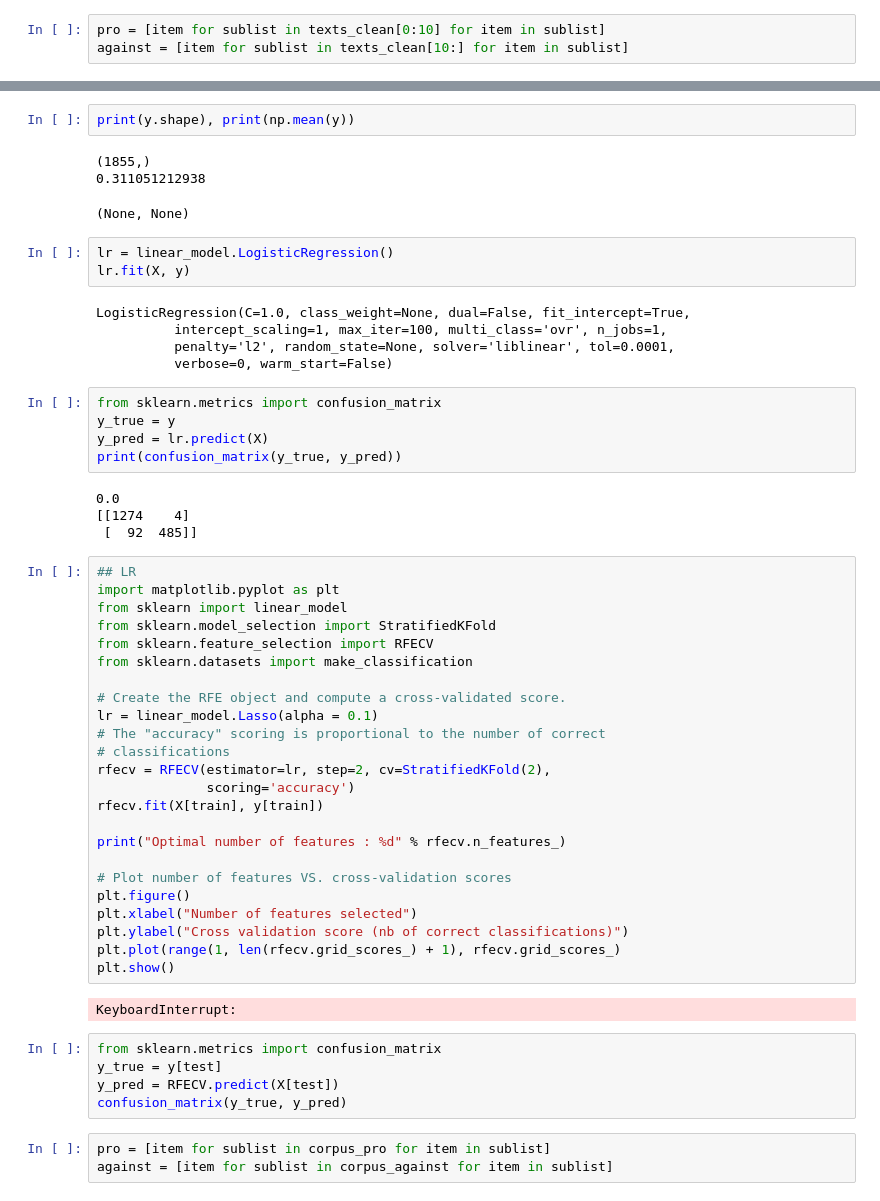
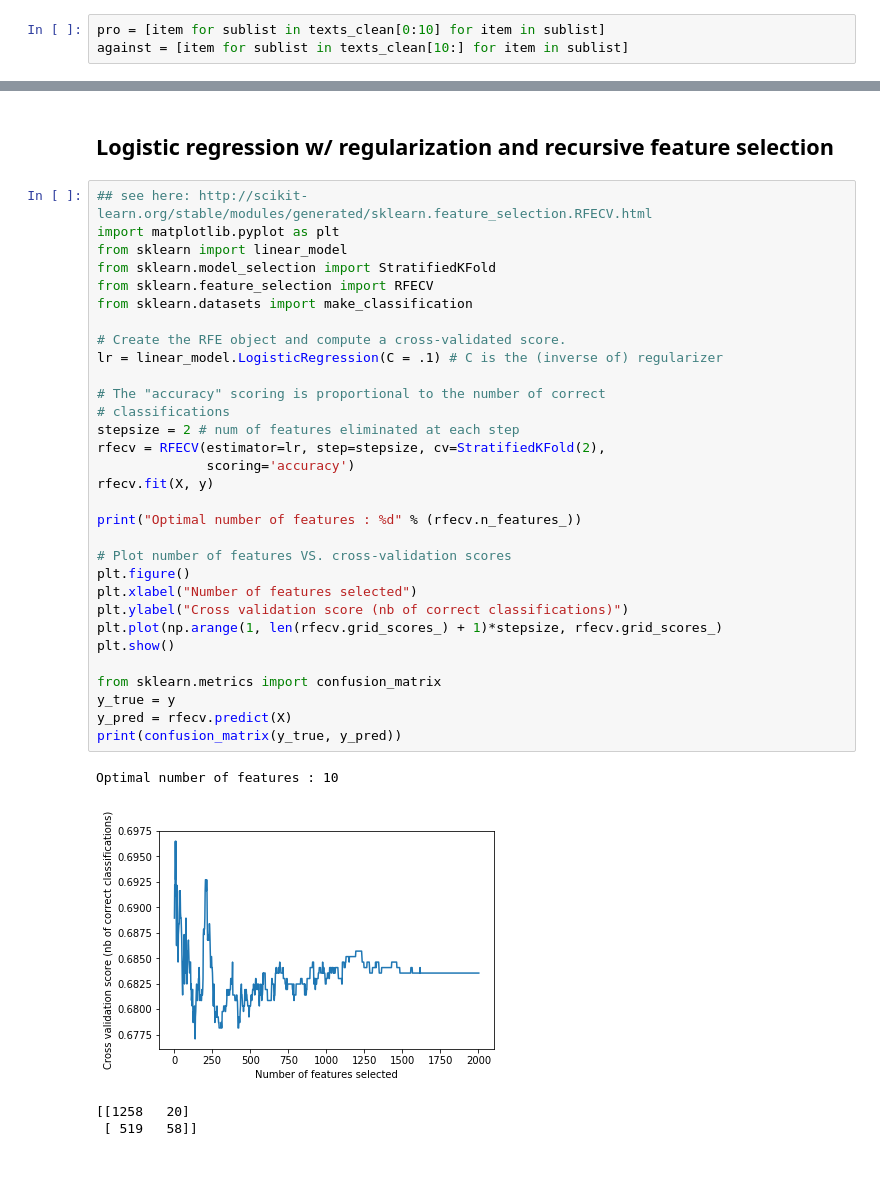
Before and after one commit to chri4354/conversation_dynamics, a Jupyter notebook: LR.ipynb, the cells around one changed output, grey strips where cells are left out. Saved outputs shown, nothing was run; the diff lists cells and outputs as text; blank space fills up the shorter version.

Commit message:
finished and commented on regularize LR w/ feature selection

```diff
--- a/LR.ipynb
+++ b/LR.ipynb
@@ -126,60 +123,41 @@ y = np.hstack((p_enc[:,0]*0,a_enc[:,0]*0 + 1))
 # %% [output]
 [ 0.  4.  3. ...,  0.  0.  0.]
 (2000,)
-# %%
-print(y.shape), print(np.mean(y))
-# %% [output]
-(1855,)
-0.311051212938
-(None, None)
-# %%
-lr = linear_model.LogisticRegression()
-lr.fit(X, y)
-# %% [output]
-LogisticRegression(C=1.0, class_weight=None, dual=False, fit_intercept=True,
-          intercept_scaling=1, max_iter=100, multi_class='ovr', n_jobs=1,
-          penalty='l2', random_state=None, solver='liblinear', tol=0.0001,
-          verbose=0, warm_start=False)
-# %%
-from sklearn.metrics import confusion_matrix
-y_true = y
-y_pred = lr.predict(X)
-print(confusion_matrix(y_true, y_pred))
-# %% [output]
-0.0
-[[1274    4]
- [  92  485]]
+# %% [markdown]
+## Logistic regression w/ regularization and recursive feature selection
 # %%
-## LR
+## see here: http://scikit-learn.org/stable/modules/generated/sklearn.feature_selection.RFECV.html
 import matplotlib.pyplot as plt
 from sklearn import linear_model
 from sklearn.model_selection import StratifiedKFold
 from sklearn.feature_selection import RFECV
 from sklearn.datasets import make_classification
 
 # Create the RFE object and compute a cross-validated score.
-lr = linear_model.Lasso(alpha = 0.1)
+lr = linear_model.LogisticRegression(C = .1) # C is the (inverse of) regularizer
+
 # The "accuracy" scoring is proportional to the number of correct
 # classifications
-rfecv = RFECV(estimator=lr, step=2, cv=StratifiedKFold(2),
+stepsize = 2 # num of features eliminated at each step
+rfecv = RFECV(estimator=lr, step=stepsize, cv=StratifiedKFold(2),
               scoring='accuracy')
-rfecv.fit(X[train], y[train])
+rfecv.fit(X, y)
 
-print("Optimal number of features : %d" % rfecv.n_features_)
+print("Optimal number of features : %d" % (rfecv.n_features_))
 
 # Plot number of features VS. cross-validation scores
 plt.figure()
 plt.xlabel("Number of features selected")
 plt.ylabel("Cross validation score (nb of correct classifications)")
-plt.plot(range(1, len(rfecv.grid_scores_) + 1), rfecv.grid_scores_)
+plt.plot(np.arange(1, len(rfecv.grid_scores_) + 1)*stepsize, rfecv.grid_scores_)
 plt.show()
+
+from sklearn.metrics import confusion_matrix
+y_true = y
+y_pred = rfecv.predict(X)
+print(confusion_matrix(y_true, y_pred))
 # %% [output]
-KeyboardInterrupt:
+Optimal number of features : 10
+[figure, added]
+[[1258   20]
+ [ 519   58]]
-# %%
-from sklearn.metrics import confusion_matrix
-y_true = y[test]
-y_pred = RFECV.predict(X[test])
-confusion_matrix(y_true, y_pred)
-# %%
-pro = [item for sublist in corpus_pro for item in sublist]
-against = [item for sublist in corpus_against for item in sublist]
```
Also changed, not shown: parts of 25 cells of this notebook.
